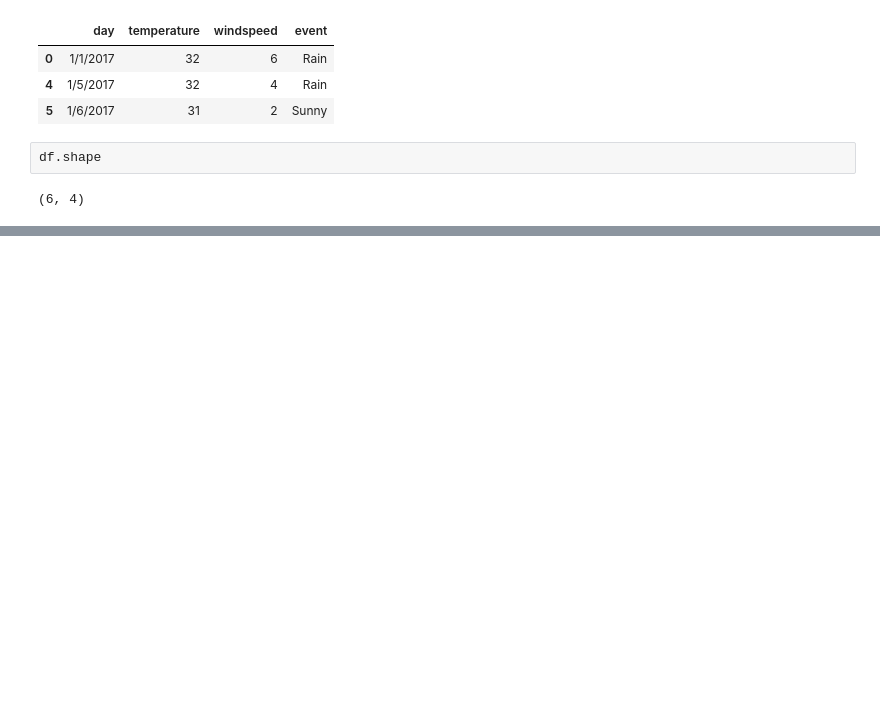
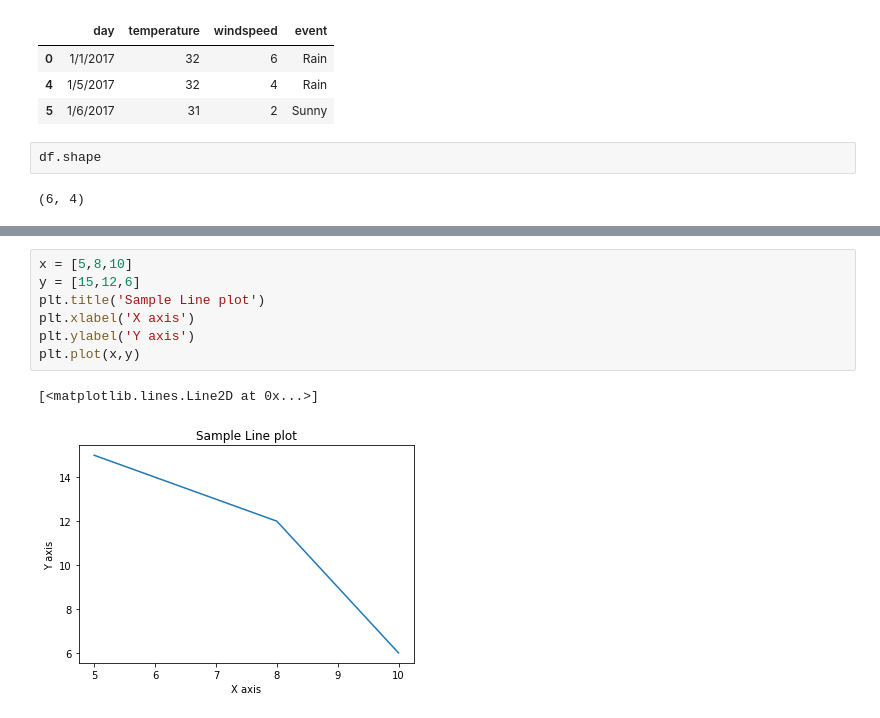
Before and after one commit to dharun-narayanan/Data-Science, a Jupyter notebook: Data_Science.ipynb, the cells around one changed output, grey strips where cells are left out. Saved outputs shown, nothing was run; the diff lists cells and outputs as text; blank space fills up the shorter version.

```diff
--- a/Data_Science.ipynb
+++ b/Data_Science.ipynb
@@ -47,0 +1149,10 @@ df.shape
+# %%
+x = [5,8,10]
+y = [15,12,6]
+plt.title('Sample Line plot')
+plt.xlabel('X axis')
+plt.ylabel('Y axis')
+plt.plot(x,y)
+# %% [output]
+[<matplotlib.lines.Line2D at 0x...>]
+[figure, added]
```
Also changed, not shown: parts of 157 cells of this notebook.
